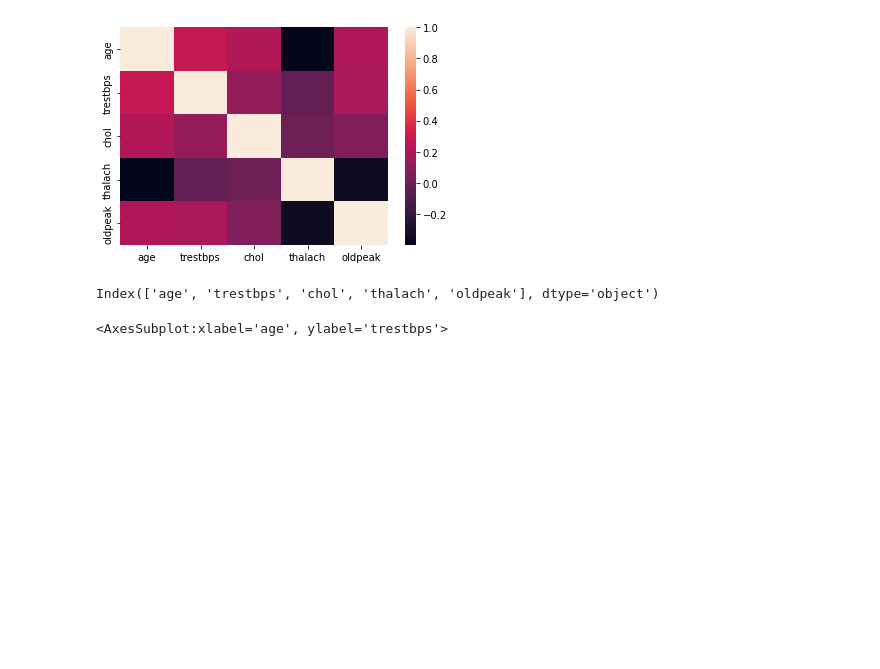
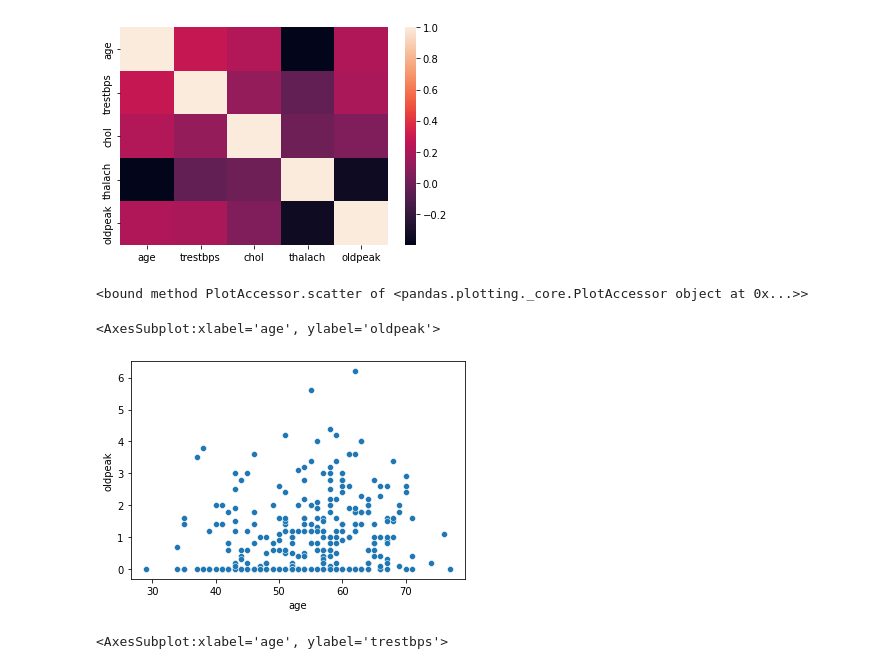
Before and after one commit to Harshal12355/Heart-Disease, a Jupyter notebook: heart.ipynb, the cells around one changed output. Cells and saved outputs as stored; diff of their text form; code cells hidden in the pictures; blank space fills up the shorter version.

```diff
--- a/heart.ipynb
+++ b/heart.ipynb
@@ -345,10 +345,15 @@ sns.heatmap(numerical.corr())
 # %% [output]
 <AxesSubplot:>
 [figure]
-# %%
-numerical.columns
-# %% [output]
-Index(['age', 'trestbps', 'chol', 'thalach', 'oldpeak'], dtype='object')
+# %%
+df.plot.scatter
+# %% [output]
+<bound method PlotAccessor.scatter of <pandas.plotting._core.PlotAccessor object at 0x...>>
+# %%
+sns.scatterplot(data=numerical, x='age', y='oldpeak')
+# %% [output]
+<AxesSubplot:xlabel='age', ylabel='oldpeak'>
+[figure, added]
 # %%
 sns.scatterplot(data=numerical, x="age",y="trestbps")
 # %% [output]
```
Also changed, not shown: parts of 7 cells of this notebook.
